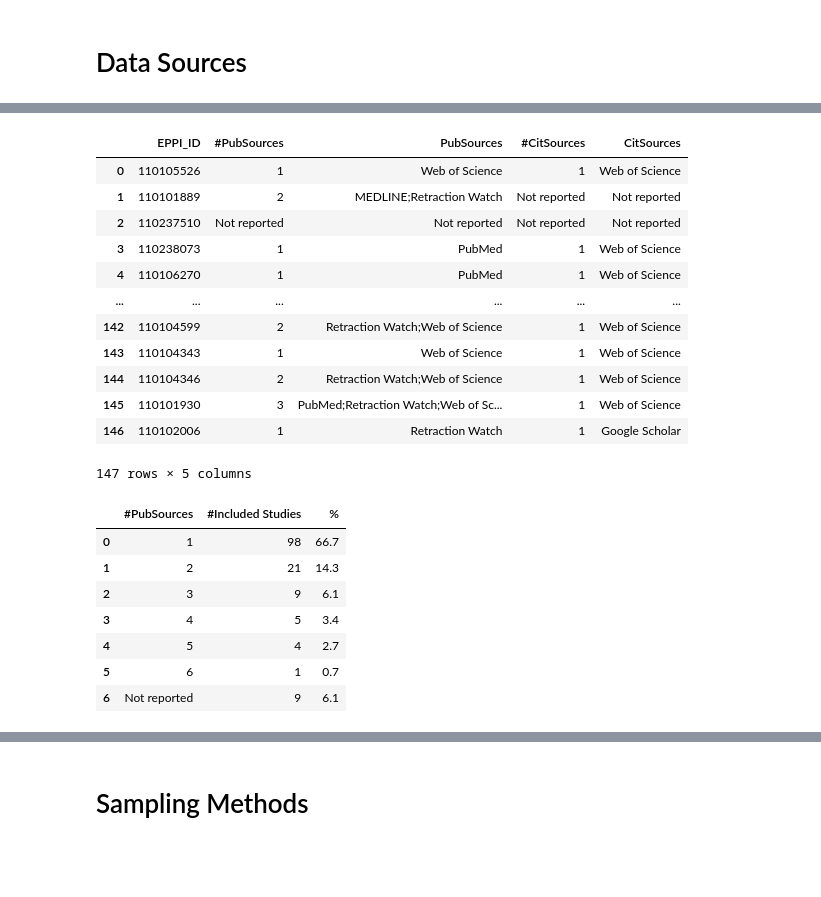
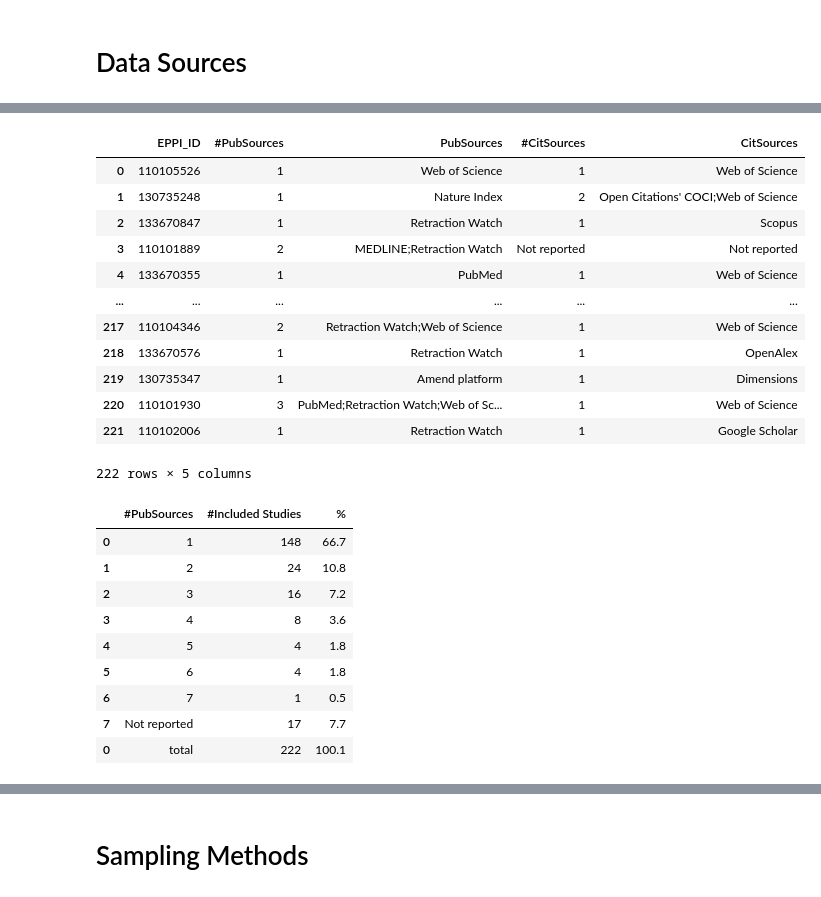
Before and after one commit to tzukun-hsiao/ARIST-post-retraction-citation, a Jupyter notebook: code/Results.ipynb, the cells around one changed output, grey strips where cells are left out. Cells and saved outputs as stored; diff of their text form; code cells hidden in the pictures; blank space fills up the shorter version.

```diff
--- a/code/Results.ipynb
+++ b/code/Results.ipynb
@@ -29,0 +41,4 @@ df.head()
+# %%
+included_ids = included['EPPIReviewer ID'].tolist()
+print(len(included_ids))
+included_ids[:2]
@@ -30,10 +48,12 @@ df.head()
 # %%
-f = 'data/PostCitationRetraction-Data-EH-Cleaned.csv'
+f = 'data/PostRetractionCitationData_20261119-EH_cleaned.csv'
 data = pd.read_csv(f)
 data = data.rename(columns={"What is the paper's EPPIReviewer ID?": "EPPIReviewer ID"})
 print(data.shape)
-data = data.merge(df[['EPPIReviewer ID', 'Year']])
+data = data.merge(df[['EPPIReviewer ID', 'Year']], how='left')
 print(data.shape)
+
+data = data.loc[data['EPPIReviewer ID'].isin(included_ids)]
 
 print(data.shape, data['EPPIReviewer ID'].nunique())
 data.head(2)
@@ -46,0 +94,9 @@ data.head(2)
+# %%
+# {EPPI ID: Year}
+yr_dict = {
+    '110238073': 2005,
+    '10102186': 2015,
+    'Zotero1': 2019,
+    'Zotero2': 2026,
+    #'130734869': 2025,
+}
@@ -46,0 +109,3 @@ data.head(2)
+# %%
+for eppi_id, py in yr_dict.items():
+    data.loc[data['EPPIReviewer ID']==eppi_id, 'Year'] = py
@@ -77,6 +251,8 @@ for row in source_count_prep.values.tolist():
 
     if row[2] == 'CNKI; Wanfang; NSTL Degree; CALIS Degree; National Library; Docin.com; Doc88; Baidu Library':
         row[2] = 'Mainland China doctoral dissertation and master’s theses databases'
+    if row[2] == 'Retraction Watch was used not to IDENTIFY articles but to confirm retraction status and to get reasons for retraction. " In addition, the presence of a retraction notice in both Scopus and Web of Science and on the journal\'s platform was checked, and where no retraction notice could be retrieved from these two sources, the Retraction Watch database was also used."':
+        row[2] = 'NA'
     if row[4] == 'HowNet;Wanfang;Baidu Academic Citation':
         row[4] = 'HowNet+Wanfang+Baidu Academic Citation'
 
@@ -95,56 +271,68 @@ for row in source_count_prep.values.tolist():
             nih_ori_var_idx = pub_info.index(nih_ori_var)
             pub_info[nih_ori_var_idx] = 'NIH Office of Research Integrity'
 
     pub_info.sort()
     cit_info.sort()
 
     n_pub_sources = len(pub_info)
     n_cit_sources = len(cit_info)
 
     pub_sources = ';'.join(pub_info)
     cit_sources = ';'.join(cit_info)
 
     if 'Not reported' in pub_info:
         if len(pub_info) > 1:
             print(f'ID: {eppi_id}, pub_info: {pub_info}')
         else:
             n_pub_sources = 'Not reported'
     if 'Not reported' in cit_info:
         if len(cit_info) > 1:
             print(f'ID: {eppi_id}, cit_info: {cit_info}')
         else:
             n_cit_sources = 'Not reported'
 
+    if 'Not Reported' in pub_info+cit_info:
+        print(f'ID: {eppi_id}, cit_info: {cit_info}')
+        print(f'ID: {eppi_id}, pub_info: {pub_info}')
+
     source_count.append([eppi_id, n_pub_sources, pub_sources, n_cit_sources, cit_sources])
 
 source_count = pd.DataFrame(source_count[1:], columns=source_count[0])
 source_count
 # %% [output]
 |  | EPPI_ID | #PubSources | PubSources | #CitSources | CitSources |
 | 0 | 110105526 | 1 | Web of Science | 1 | Web of Science |
-| 1 | 110101889 | 2 | MEDLINE;Retraction Watch | Not reported | Not reported |
-| 2 | 110237510 | Not reported | Not reported | Not reported | Not reported |
-| 3 | 110238073 | 1 | PubMed | 1 | Web of Science |
-| 4 | 110106270 | 1 | PubMed | 1 | Web of Science |
+| 1 | 130735248 | 1 | Nature Index | 2 | Open Citations' COCI;Web of Science |
+| 2 | 133670847 | 1 | Retraction Watch | 1 | Scopus |
+| 3 | 110101889 | 2 | MEDLINE;Retraction Watch | Not reported | Not reported |
+| 4 | 133670355 | 1 | PubMed | 1 | Web of Science |
 | ... | ... | ... | ... | ... | ... |
-| 142 | 110104599 | 2 | Retraction Watch;Web of Science | 1 | Web of Science |
-| 143 | 110104343 | 1 | Web of Science | 1 | Web of Science |
-| 144 | 110104346 | 2 | Retraction Watch;Web of Science | 1 | Web of Science |
-| 145 | 110101930 | 3 | PubMed;Retraction Watch;Web of Sc... | 1 | Web of Science |
-| 146 | 110102006 | 1 | Retraction Watch | 1 | Google Scholar |
+| 217 | 110104346 | 2 | Retraction Watch;Web of Science | 1 | Web of Science |
+| 218 | 133670576 | 1 | Retraction Watch | 1 | OpenAlex |
+| 219 | 130735347 | 1 | Amend platform | 1 | Dimensions |
+| 220 | 110101930 | 3 | PubMed;Retraction Watch;Web of Sc... | 1 | Web of Science |
+| 221 | 110102006 | 1 | Retraction Watch | 1 | Google Scholar |
-147 rows × 5 columns
+222 rows × 5 columns
 # %%
 pub_source_count = source_count.groupby(['#PubSources'])[['EPPI_ID']].count()
 pub_source_count = pub_source_count.reset_index().rename(columns={'EPPI_ID': '#Included Studies'})
 pub_source_count['%'] = pub_source_count['#Included Studies']/pub_source_count['#Included Studies'].sum()*100
 pub_source_count['%'] = pub_source_count['%'].round(1)
+
+pub_source_count_tot = pub_source_count[['#Included Studies', '%']].sum().to_frame().T
+pub_source_count_tot['#PubSources'] = 'total'
+
+pub_source_count = pd.concat([pub_source_count, pub_source_count_tot])
+pub_source_count['#Included Studies'] = pub_source_count['#Included Studies'].astype(int)
 pub_source_count
 # %% [output]
 |  | #PubSources | #Included Studies | % |
-| 0 | 1 | 98 | 66.7 |
-| 1 | 2 | 21 | 14.3 |
-| 2 | 3 | 9 | 6.1 |
-| 3 | 4 | 5 | 3.4 |
-| 4 | 5 | 4 | 2.7 |
-| 5 | 6 | 1 | 0.7 |
-| 6 | Not reported | 9 | 6.1 |
+| 0 | 1 | 148 | 66.7 |
+| 1 | 2 | 24 | 10.8 |
+| 2 | 3 | 16 | 7.2 |
+| 3 | 4 | 8 | 3.6 |
+| 4 | 5 | 4 | 1.8 |
+| 5 | 6 | 4 | 1.8 |
+| 6 | 7 | 1 | 0.5 |
+| 7 | Not reported | 17 | 7.7 |
+| 0 | total | 222 | 100.1 |
```
Also changed, not shown: parts of 59 cells of this notebook.
